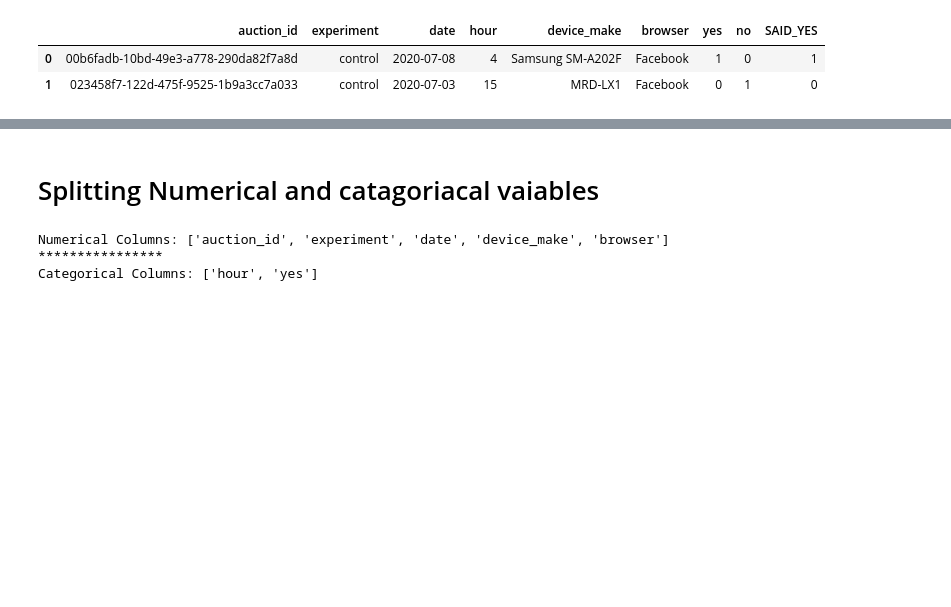
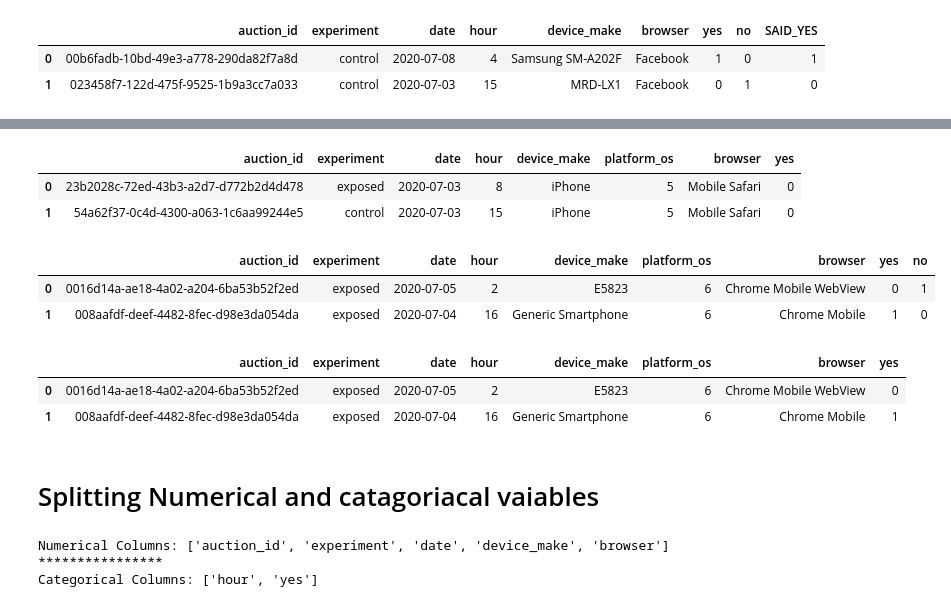
Before and after one commit to Micky373/abtest-mlops, a Jupyter notebook: notebooks/random_forest.ipynb, the cells around one changed output, grey strips where cells are left out. Saved outputs shown, nothing was run; the diff lists cells and outputs as text; code cells hidden in the pictures; blank space fills up the shorter version.

```diff
--- a/notebooks/random_forest.ipynb
+++ b/notebooks/random_forest.ipynb
@@ -85,3 +75,27 @@ ml4_data.head(2)
+# %%
+# dropping no columun for platform_5
+columns_to_be_dropped = ['no']
+ml4_data_clean = ml4_data.drop(columns_to_be_dropped,axis=1)
+ml4_data_clean.head(2)
+# %% [output]
+|  | auction_id | experiment | date | hour | device_make | platform_os | browser | yes |
+| 0 | 23b2028c-72ed-43b3-a2d7-d772b2d4d478 | exposed | 2020-07-03 | 8 | iPhone | 5 | Mobile Safari | 0 |
+| 1 | 54a62f37-0c4d-4300-a063-1c6aa99244e5 | control | 2020-07-03 | 15 | iPhone | 5 | Mobile Safari | 0 |
+# %%
+ml5_data.head(2)
+# %% [output]
+|  | auction_id | experiment | date | hour | device_make | platform_os | browser | yes | no |
+| 0 | 0016d14a-ae18-4a02-a204-6ba53b52f2ed | exposed | 2020-07-05 | 2 | E5823 | 6 | Chrome Mobile WebView | 0 | 1 |
+| 1 | 008aafdf-deef-4482-8fec-d98e3da054da | exposed | 2020-07-04 | 16 | Generic Smartphone | 6 | Chrome Mobile | 1 | 0 |
+# %%
+#dropping no columun for paltform 6
+columns_to_be_dropped = ['no']
+ml5_data_clean = ml5_data.drop(columns_to_be_dropped,axis=1)
+ml5_data_clean.head(2)
+# %% [output]
+|  | auction_id | experiment | date | hour | device_make | platform_os | browser | yes |
+| 0 | 0016d14a-ae18-4a02-a204-6ba53b52f2ed | exposed | 2020-07-05 | 2 | E5823 | 6 | Chrome Mobile WebView | 0 |
+| 1 | 008aafdf-deef-4482-8fec-d98e3da054da | exposed | 2020-07-04 | 16 | Generic Smartphone | 6 | Chrome Mobile | 1 |
 # %% [markdown]
 #   Splitting Numerical and catagoriacal vaiables
 # %%
```
Also changed, not shown: parts of 23 cells of this notebook.
